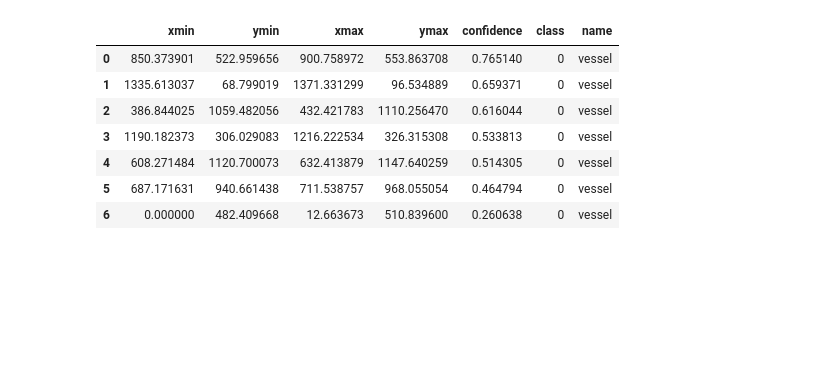
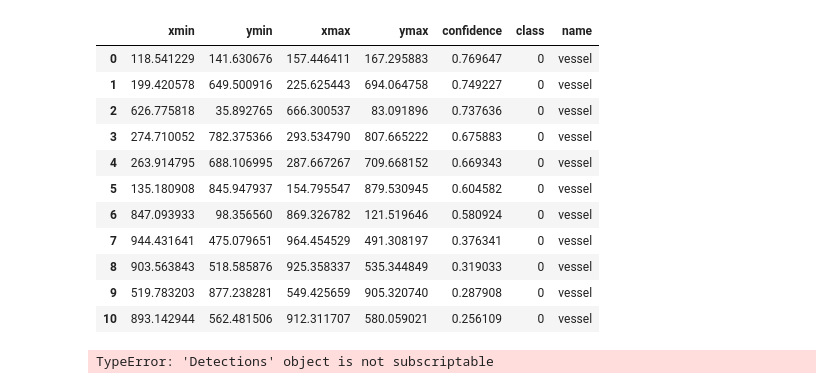
Before and after one commit to carlossantamarizq/vesselTracker, a Jupyter notebook: train.ipynb, the cells around one changed output. Drawn from its saved outputs; the diff is of its cells as text; code cells hidden in the pictures; blank space fills up the shorter version.

```diff
--- a/train.ipynb
+++ b/train.ipynb
@@ -46,13 +46,21 @@ results = model(imgs)
 
 results.show()  # or .show()
 # %%
-results.pandas().xyxy[1]
+results.pandas().xyxy[2]
 # %% [output]
 |  | xmin | ymin | xmax | ymax | confidence | class | name |
-| 0 | 850.373901 | 522.959656 | 900.758972 | 553.863708 | 0.765140 | 0 | vessel |
-| 1 | 1335.613037 | 68.799019 | 1371.331299 | 96.534889 | 0.659371 | 0 | vessel |
-| 2 | 386.844025 | 1059.482056 | 432.421783 | 1110.256470 | 0.616044 | 0 | vessel |
-| 3 | 1190.182373 | 306.029083 | 1216.222534 | 326.315308 | 0.533813 | 0 | vessel |
-| 4 | 608.271484 | 1120.700073 | 632.413879 | 1147.640259 | 0.514305 | 0 | vessel |
-| 5 | 687.171631 | 940.661438 | 711.538757 | 968.055054 | 0.464794 | 0 | vessel |
-| 6 | 0.000000 | 482.409668 | 12.663673 | 510.839600 | 0.260638 | 0 | vessel |
+| 0 | 118.541229 | 141.630676 | 157.446411 | 167.295883 | 0.769647 | 0 | vessel |
+| 1 | 199.420578 | 649.500916 | 225.625443 | 694.064758 | 0.749227 | 0 | vessel |
+| 2 | 626.775818 | 35.892765 | 666.300537 | 83.091896 | 0.737636 | 0 | vessel |
+| 3 | 274.710052 | 782.375366 | 293.534790 | 807.665222 | 0.675883 | 0 | vessel |
+| 4 | 263.914795 | 688.106995 | 287.667267 | 709.668152 | 0.669343 | 0 | vessel |
+| 5 | 135.180908 | 845.947937 | 154.795547 | 879.530945 | 0.604582 | 0 | vessel |
+| 6 | 847.093933 | 98.356560 | 869.326782 | 121.519646 | 0.580924 | 0 | vessel |
+| 7 | 944.431641 | 475.079651 | 964.454529 | 491.308197 | 0.376341 | 0 | vessel |
+| 8 | 903.563843 | 518.585876 | 925.358337 | 535.344849 | 0.319033 | 0 | vessel |
+| 9 | 519.783203 | 877.238281 | 549.425659 | 905.320740 | 0.287908 | 0 | vessel |
+| 10 | 893.142944 | 562.481506 | 912.311707 | 580.059021 | 0.256109 | 0 | vessel |
+# %%
+results[0].show()
+# %% [output]
+TypeError: 'Detections' object is not subscriptable
```
Also changed, not shown: parts of 2 cells of this notebook, 1 other file.
